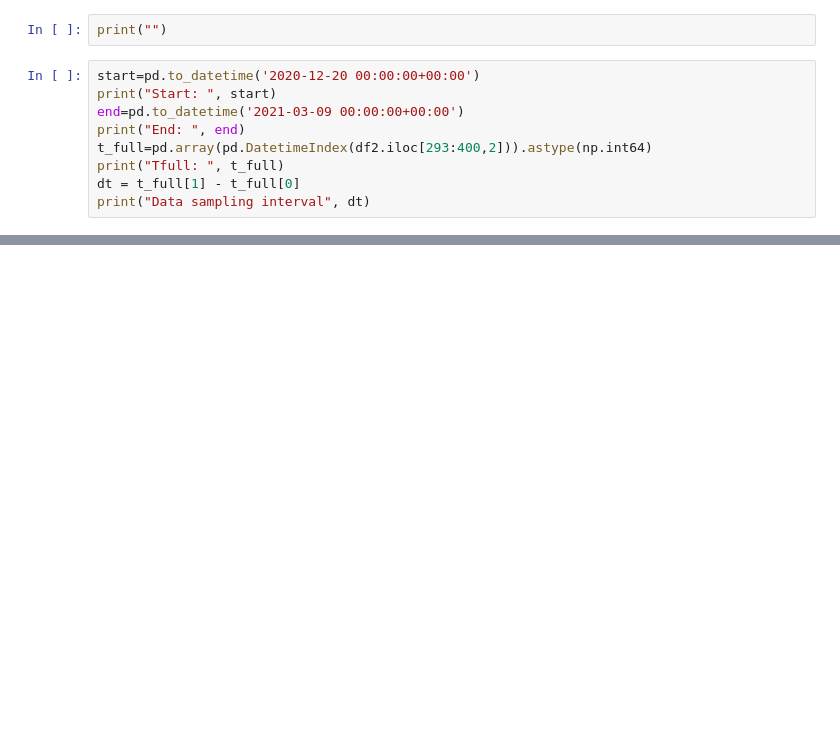
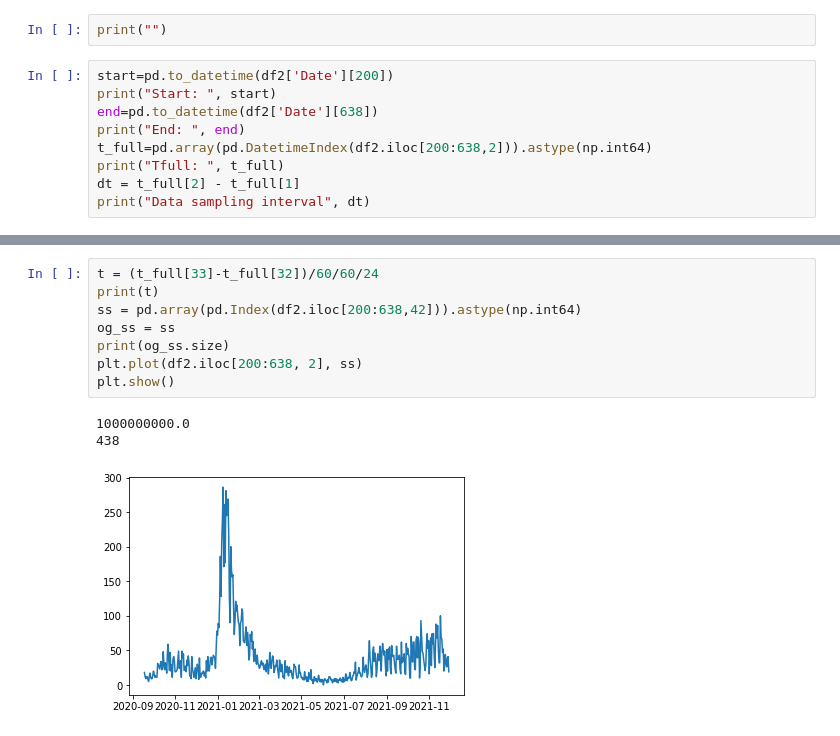
Before and after one commit to Vindhya07/ML_Covid_TimeSeries, a Jupyter notebook: Covid_timeseries.ipynb, the cells around one changed output, grey strips where cells are left out. Drawn from its saved outputs; the diff is of its cells as text; blank space fills up the shorter version.

```diff
--- a/Covid_timeseries.ipynb
+++ b/Covid_timeseries.ipynb
@@ -95,12 +84,12 @@ plt.show()
 # %%
 print("")
 # %%
-start=pd.to_datetime('2020-12-20 00:00:00+00:00')
+start=pd.to_datetime(df2['Date'][200])
 print("Start: ", start)
-end=pd.to_datetime('2021-03-09 00:00:00+00:00')
+end=pd.to_datetime(df2['Date'][638])
 print("End: ", end)
-t_full=pd.array(pd.DatetimeIndex(df2.iloc[293:400,2])).astype(np.int64)
+t_full=pd.array(pd.DatetimeIndex(df2.iloc[200:638,2])).astype(np.int64)
 print("Tfull: ", t_full)
-dt = t_full[1] - t_full[0]
+dt = t_full[2] - t_full[1]
 print("Data sampling interval", dt)
 # %% [output]
@@ -159,2 +113,14 @@ Int64Index([1615248000000000000], dtype='int64')
+# %%
+t = (t_full[33]-t_full[32])/60/60/24
+print(t)
+ss = pd.array(pd.Index(df2.iloc[200:638,42])).astype(np.int64)
+og_ss = ss
+print(og_ss.size)
+plt.plot(df2.iloc[200:638, 2], ss)
+plt.show()
+# %% [output]
+1000000000.0
+438
+[figure, added]
 # %%
 stride = 1
```
Also changed, not shown: parts of 17 cells of this notebook, 1 other file.
